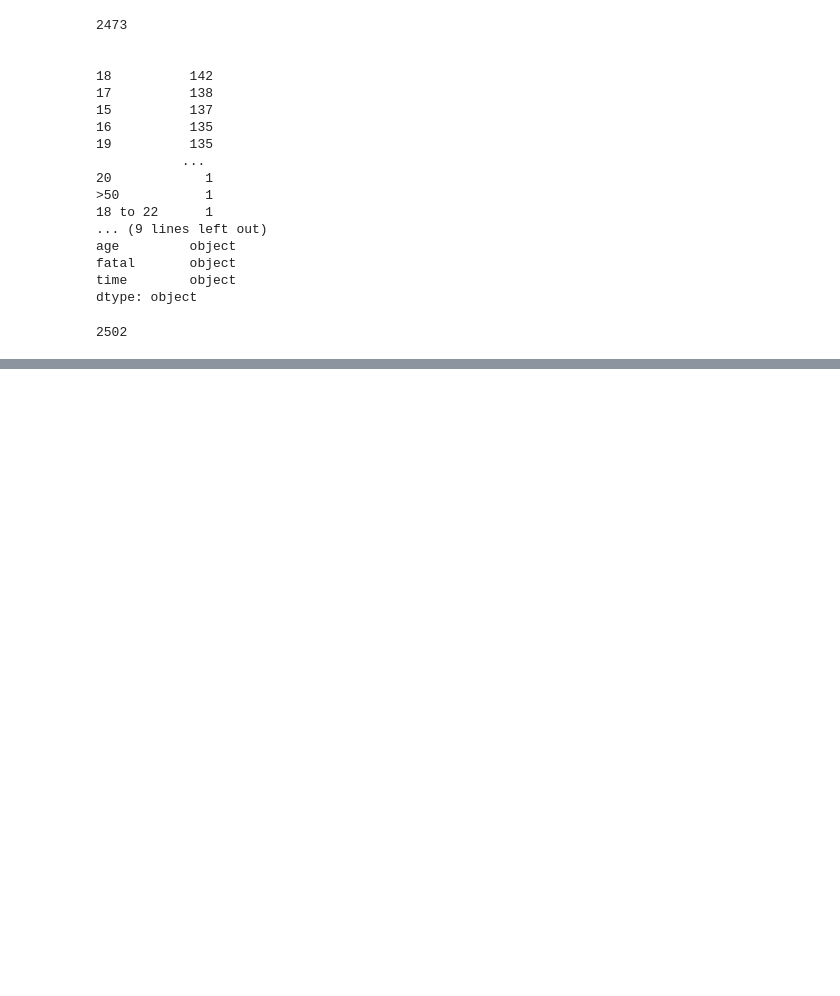
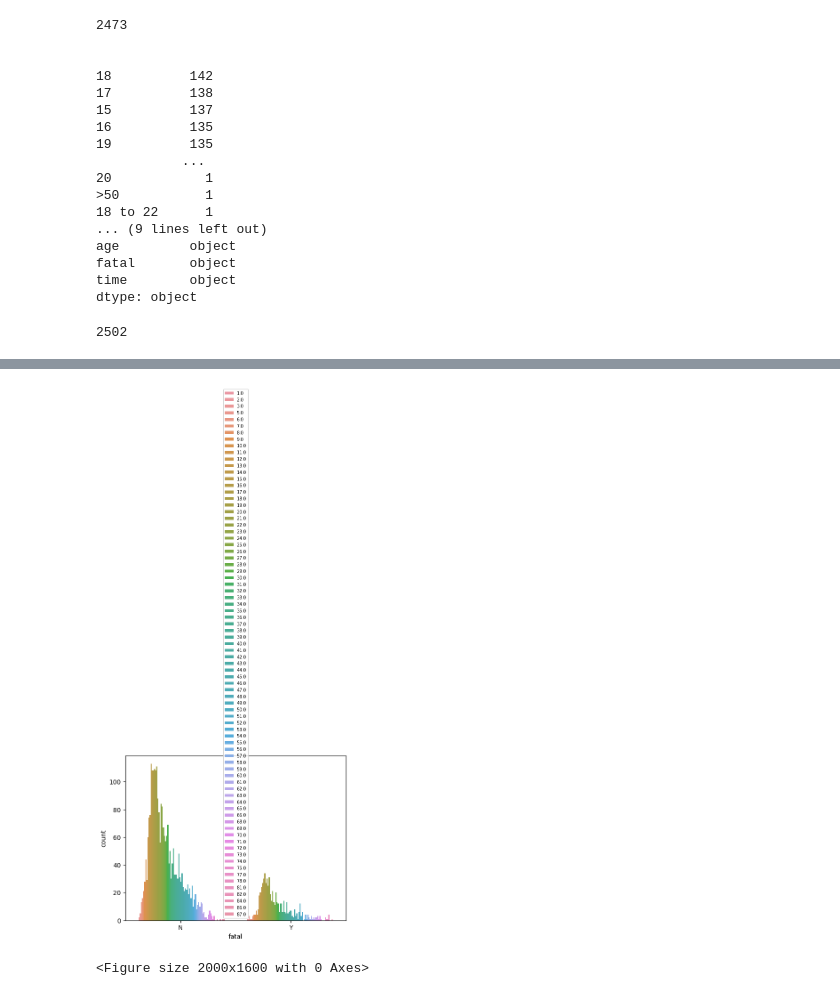
Before and after one commit to heyamins/MiniProject, a Jupyter notebook: Mini_project.ipynb, the cells around one changed output, grey strips where cells are left out. Drawn from its saved outputs; the diff is of its cells as text; code cells hidden in the pictures; blank space fills up the shorter version.

```diff
--- a/Mini_project.ipynb
+++ b/Mini_project.ipynb
@@ -305,0 +340,4 @@ df3.loc[~df3['age'].between(0,100),'age']=
+# %%
+#filter out average_age and make a new dataframe df3_age
+df3_age=df3[df3['age']!=average_age]
+df3_age
@@ -305,0 +395,9 @@ df3.loc[~df3['age'].between(0,100),'age']=
+# %%
+#plot a new graph with sorted df3_age dataframe
+sns.countplot(data=df3_age,x='fatal',hue='age')
+plt.legend(fontsize='x-small')
+plt.figure(figsize=(20, 16))
+plt.show()
+# %% [output]
+[figure, added]
+<Figure size 2000x1600 with 0 Axes>
```
Also changed, not shown: parts of 23 cells of this notebook, 2 other files.
